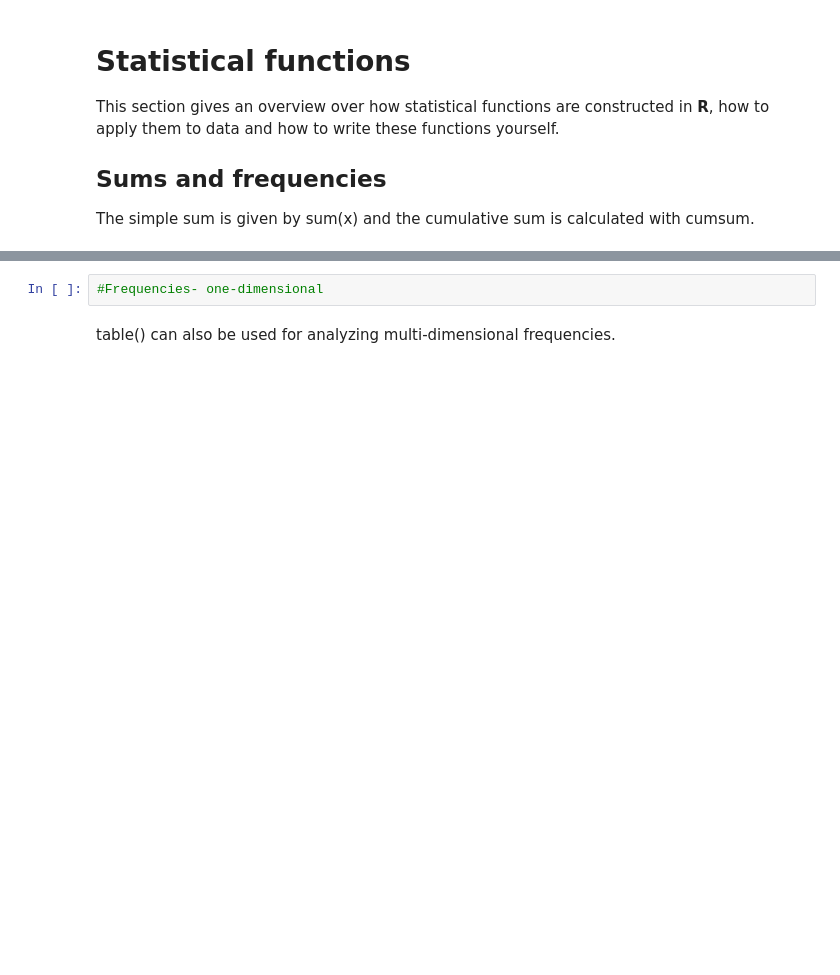
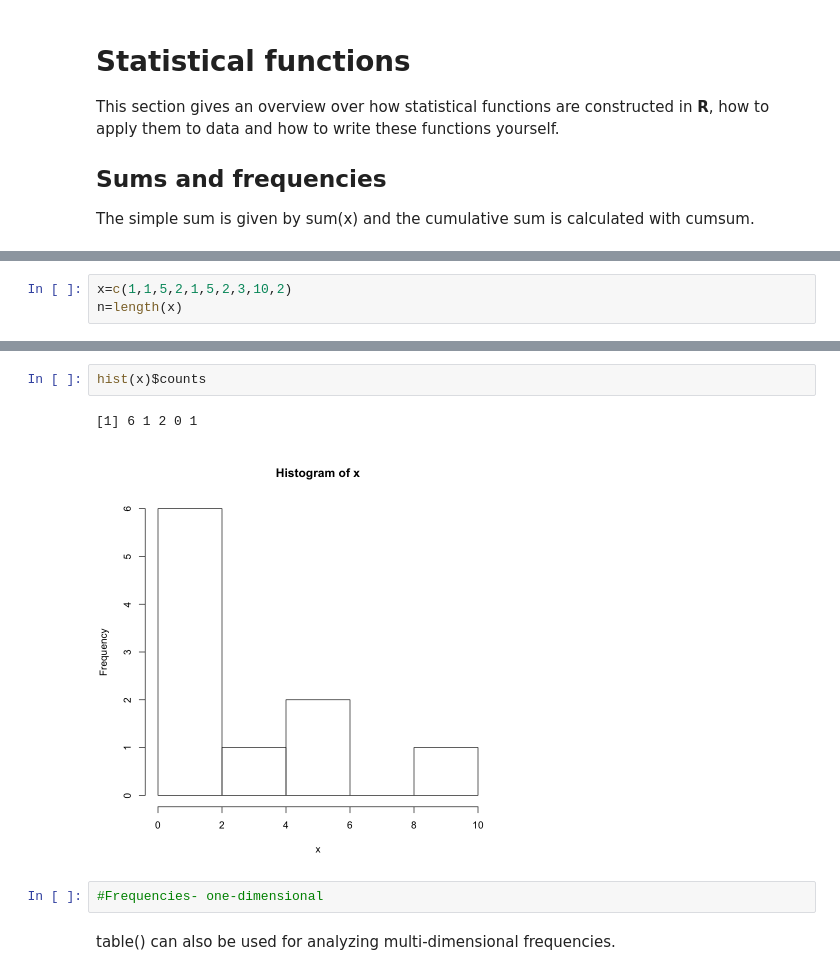
Before and after one commit to LJanys/CompStat, a Jupyter notebook: R Intro.ipynb, the cells around one changed output, grey strips where cells are left out. Drawn from its saved outputs; the diff is of its cells as text; blank space fills up the shorter version.

```diff
--- a/R Intro.ipynb
+++ b/R Intro.ipynb
@@ -612,2 +710,5 @@ The simple sum is given by sum(x) and the cumulative sum is calculated with cums
+# %%
+x=c(1,1,5,2,1,5,2,3,10,2)
+n=length(x)
 # %% [markdown]
 ## Frequencies
@@ -615,3 +726,8 @@ Frequency counts (absolute and relative) can be made using the functions
+# %%
+hist(x)$counts
+# %% [output]
+[1] 6 1 2 0 1
+[figure, added]
 # %%
 #Frequencies- one-dimensional
 # %% [markdown]
```
Also changed, not shown: parts of 23 cells of this notebook.
